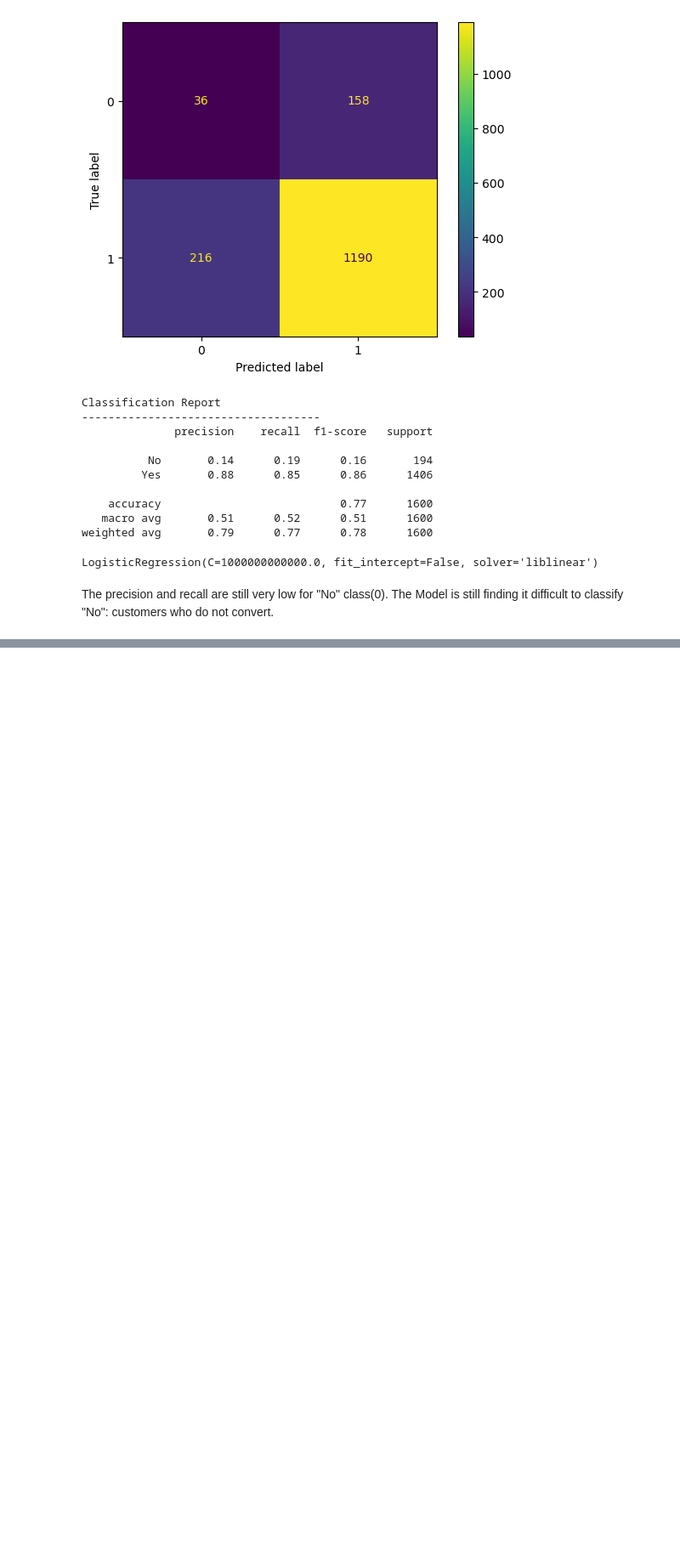
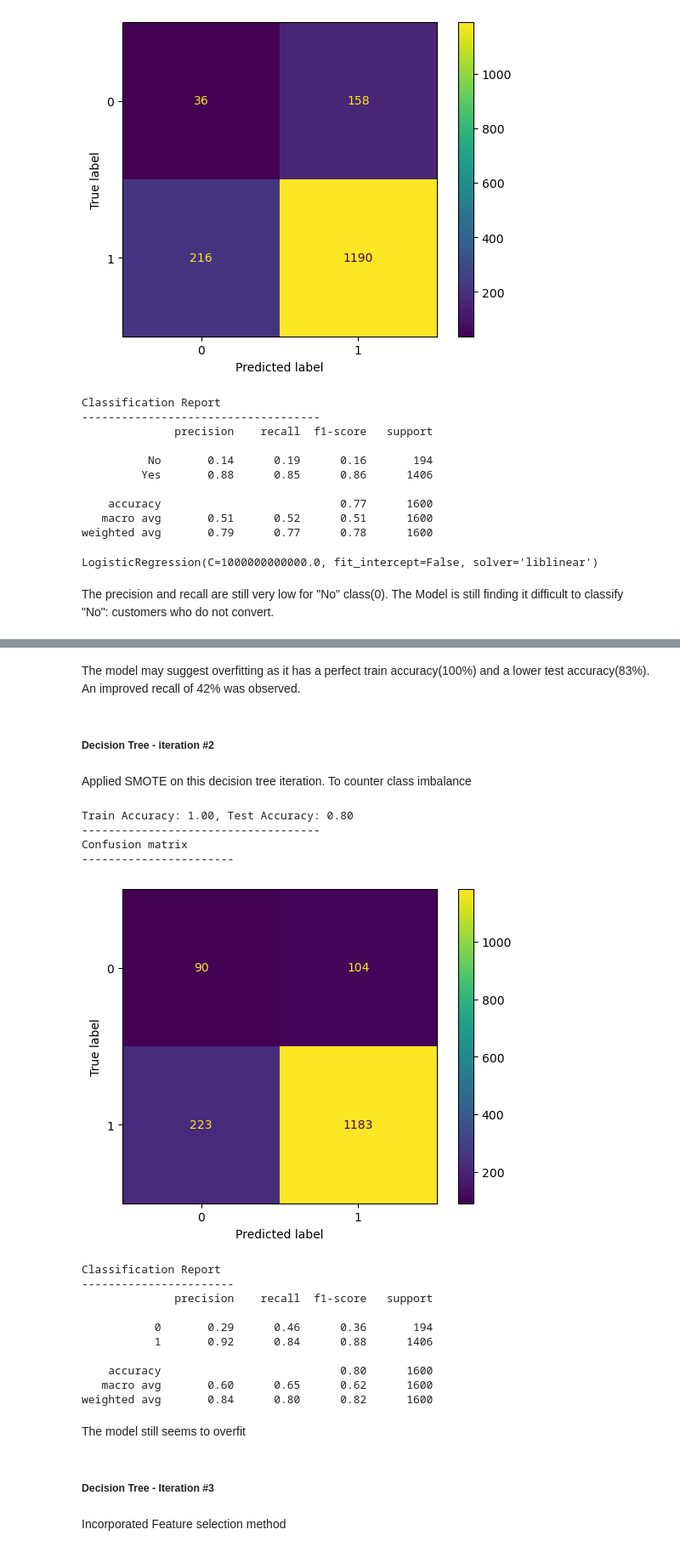
Before and after one commit to am-eric/DigitalMarketing-Analytics, a Jupyter notebook: analysis.ipynb, the cells around one changed output, grey strips where cells are left out. Shown at 85% size. Drawn from its saved outputs; the diff is of its cells as text; code cells hidden in the pictures; blank space fills up the shorter version.

```diff
--- a/analysis.ipynb
+++ b/analysis.ipynb
@@ -759,0 +835,37 @@ weighted avg       0.85      0.84      0.84      1600
+# %% [markdown]
+The model may suggest overfitting as it has a perfect train accuracy(100%) and a lower test accuracy(83%).
+An improved recall of 42% was observed.
+# %% [markdown]
+##### Decision Tree - iteration #2
+# %% [markdown]
+Applied SMOTE on this decision tree iteration. To counter class imbalance
+# %%
+# applying smote
+smote = SMOTE()
+
+X_train_dt_resampled, y_train_dt_resampled = smote.fit_resample(X_train_preprocessed, y_train)
+
+# call model
+dtmodel(X_train_dt_resampled, X_test_preprocessed, y_train_dt_resampled, y_test)
+# %% [output]
+Train Accuracy: 1.00, Test Accuracy: 0.80
+------------------------------------
+Confusion matrix
+-----------------------
+[figure, added]
+Classification Report
+-----------------------
+              precision    recall  f1-score   support
+
+           0       0.29      0.46      0.36       194
+           1       0.92      0.84      0.88      1406
+
+    accuracy                           0.80      1600
+   macro avg       0.60      0.65      0.62      1600
+weighted avg       0.84      0.80      0.82      1600
+# %% [markdown]
+The model still seems to overfit
+# %% [markdown]
+##### Decision Tree - Iteration #3
+# %% [markdown]
+Incorporated Feature selection method
```
Also changed, not shown: parts of 80 cells of this notebook.
